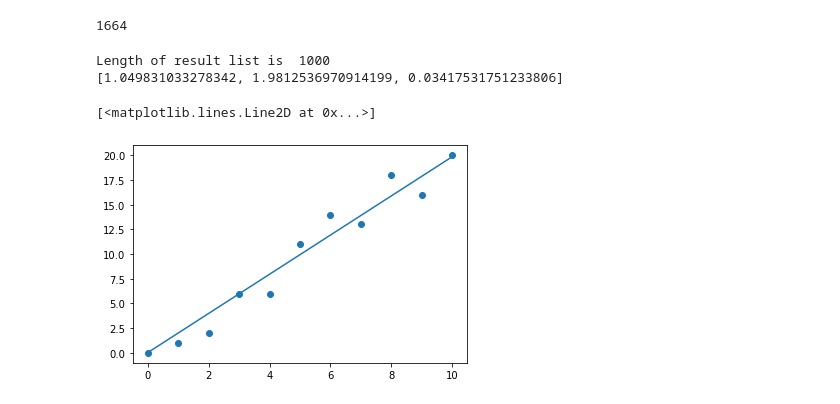
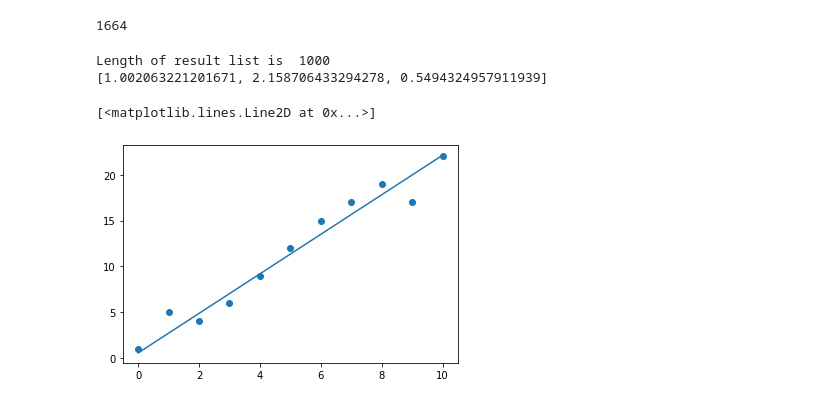
Before and after one commit to Ali-Rizvi-1/Gradient-Descent, a Jupyter notebook: main.ipynb, the cells around one changed output. Saved outputs shown, nothing was run; the diff lists cells and outputs as text; code cells hidden in the pictures.

```diff
--- a/main.ipynb
+++ b/main.ipynb
@@ -64,37 +64,35 @@ def gradient_descent(x,y):
             Total_J = Total_J + J
 
             d_c = d_c + (hx - y[row])
             d_m = d_m + x[row]*(hx - y[row])
 
         Total_J = Total_J/(2*len(x))
         # update m and c
         temp0 = c - alpha * (d_c/(len(x)))
         temp1 = m - alpha * (d_m/(len(x)))
         c = temp0
         m = temp1
         result.append([Total_J,m,c])
 
     print('Length of result list is ',len(result))
     # for i in result:
     #     print(i)
     return min(result, key=lambda x: x[0])
 
     # return [m,c]
 
 X = np.array([i for i in range(11)])
-Y = np.array([2*i for i in range(11)])
-for i in range(1,len(Y)):
-    Y[i] = Y[i] + random.randint(-2, 3)
+Y = np.array([2*i+random.randint(-2, 3) for i in range(11)])
 
 ans = gradient_descent(X,Y)
 print(ans)
 plt.scatter(X,Y)
 Y2 = ans[1]*X+ans[2]
 plt.plot(X,Y2)
 # %% [output]
 Length of result list is  1000
-[1.049831033278342, 1.9812536970914199, 0.03417531751233806]
+[1.002063221201671, 2.158706433294278, 0.5494324957911939]
 [<matplotlib.lines.Line2D at 0x...>]
-[figure, old version]
+[figure, new version]
 # %%
 # Implementation of gradient descent in linear regression
```
Also changed, not shown: parts of 1 cell of this notebook.
